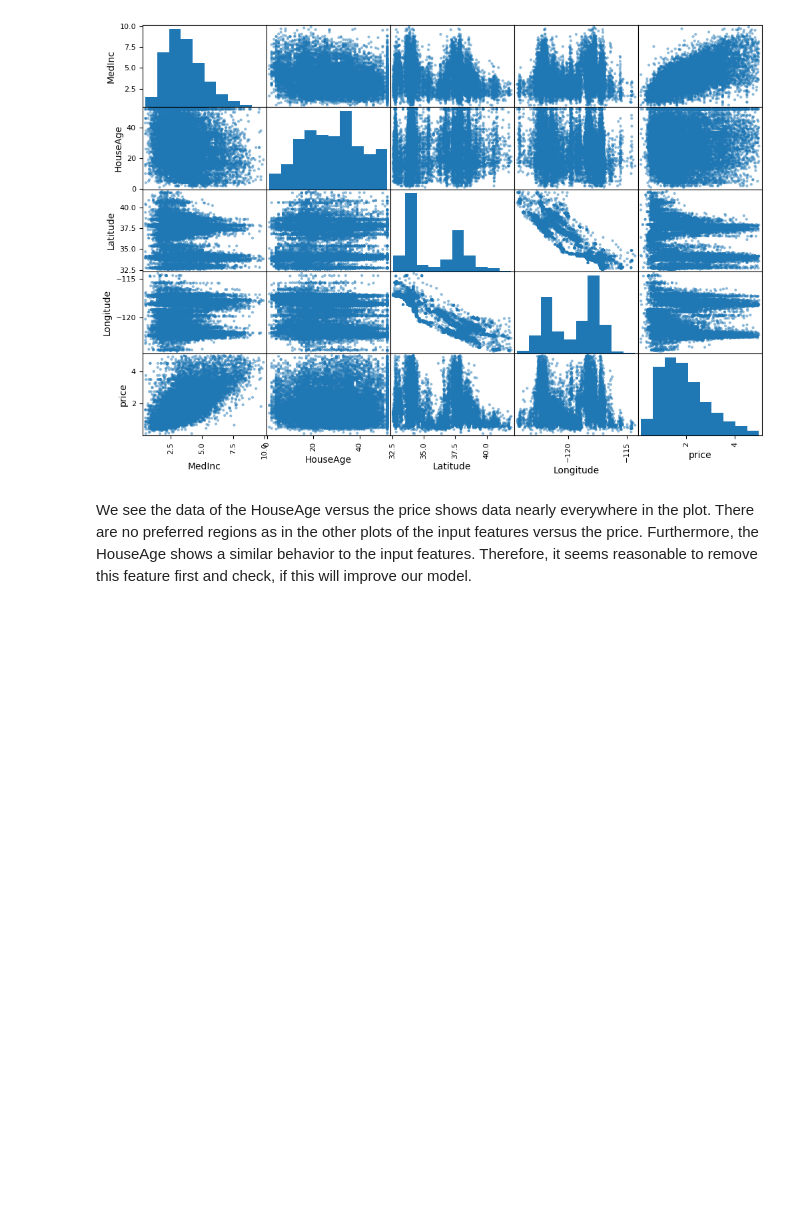
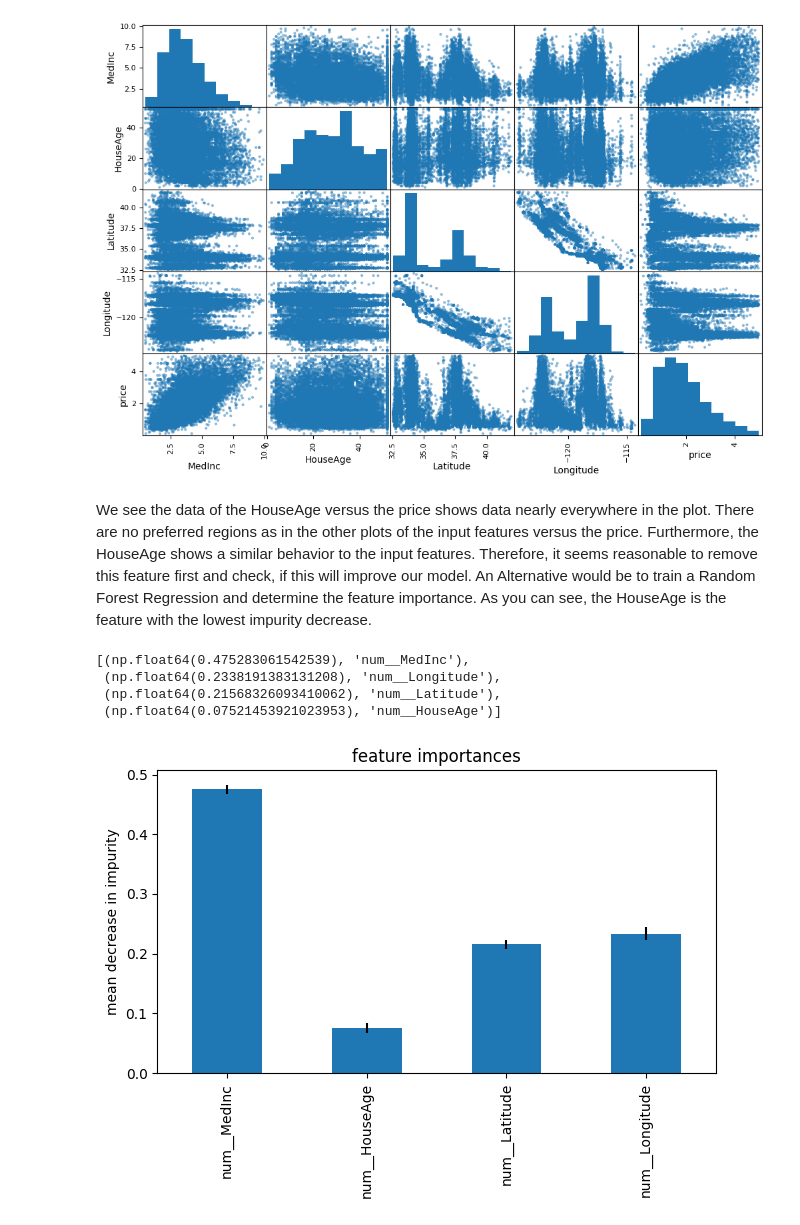
Before and after one commit to Sukanto54cl/ai-school-iom-2025, a Jupyter notebook: docs/day1.2_intro_ml/solution/13-exercise.ipynb, the cells around one changed output. Drawn from its saved outputs; the diff is of its cells as text; code cells hidden in the pictures; blank space fills up the shorter version.

```diff
--- a/docs/day1.2_intro_ml/solution/13-exercise.ipynb
+++ b/docs/day1.2_intro_ml/solution/13-exercise.ipynb
@@ -78,4 +78,30 @@ plt.show()
 # %% [output]
 [figure]
 # %% [markdown]
-We see the data of the HouseAge versus the price shows data nearly everywhere in the plot. There are no preferred regions as in the other plots of the input features versus the price. Furthermore, the HouseAge shows a similar behavior to the input features. Therefore, it seems reasonable to remove this feature first and check, if this will improve our model.
+We see the data of the HouseAge versus the price shows data nearly everywhere in the plot. There are no preferred regions as in the other plots of the input features versus the price. Furthermore, the HouseAge shows a similar behavior to the input features. Therefore, it seems reasonable to remove this feature first and check, if this will improve our model. An Alternative would be to train a Random Forest Regression and determine the feature importance. As you can see, the HouseAge is the feature with the lowest impurity decrease.
+# %%
+from sklearn.ensemble import RandomForestRegressor
+
+model_forest = make_pipeline(preprocessing, RandomForestRegressor(min_samples_split=2, n_estimators=50,
+                                                                  criterion='squared_error', random_state=42))
+X_train = train_set.drop(['price'], axis=1)
+model_forest.fit(X_train, y_train)
+
+feature_importances = model_forest['randomforestregressor'].feature_importances_
+std = np.std([tree.feature_importances_ for tree in model_forest['randomforestregressor'].estimators_], axis=0)
+
+forest_importances = pd.Series(feature_importances, index=model_forest['columntransformer'].get_feature_names_out())
+
+fig, ax = plt.subplots()
+forest_importances.plot.bar(yerr=std, ax=ax)
+ax.set_title("feature importances")
+ax.set_ylabel("mean decrease in impurity")
+fig.tight_layout()
+
+sorted(zip(feature_importances, model_forest['columntransformer'].get_feature_names_out()),reverse=True)
+# %% [output]
+[(np.float64(0.475283061542539), 'num__MedInc'),
+ (np.float64(0.2338191383131208), 'num__Longitude'),
+ (np.float64(0.21568326093410062), 'num__Latitude'),
+ (np.float64(0.07521453921023953), 'num__HouseAge')]
+[figure, added]
```
Also changed, not shown: parts of 2 cells of this notebook.
